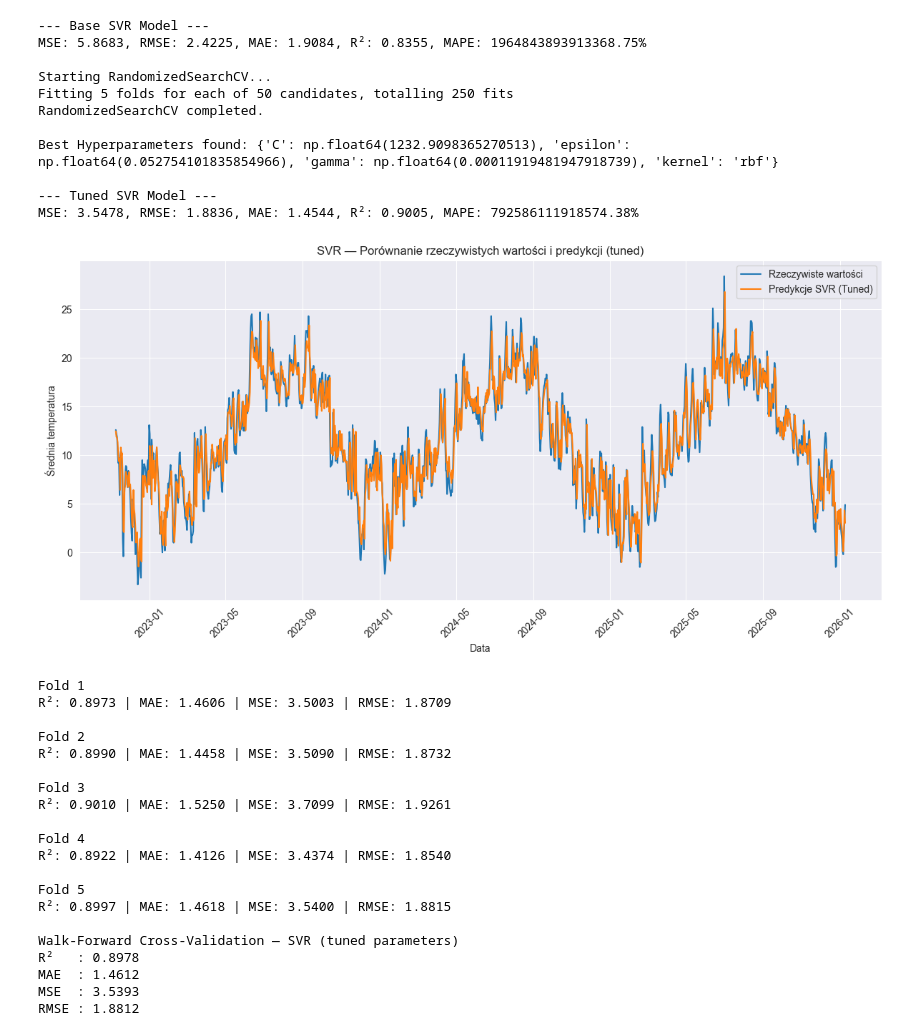
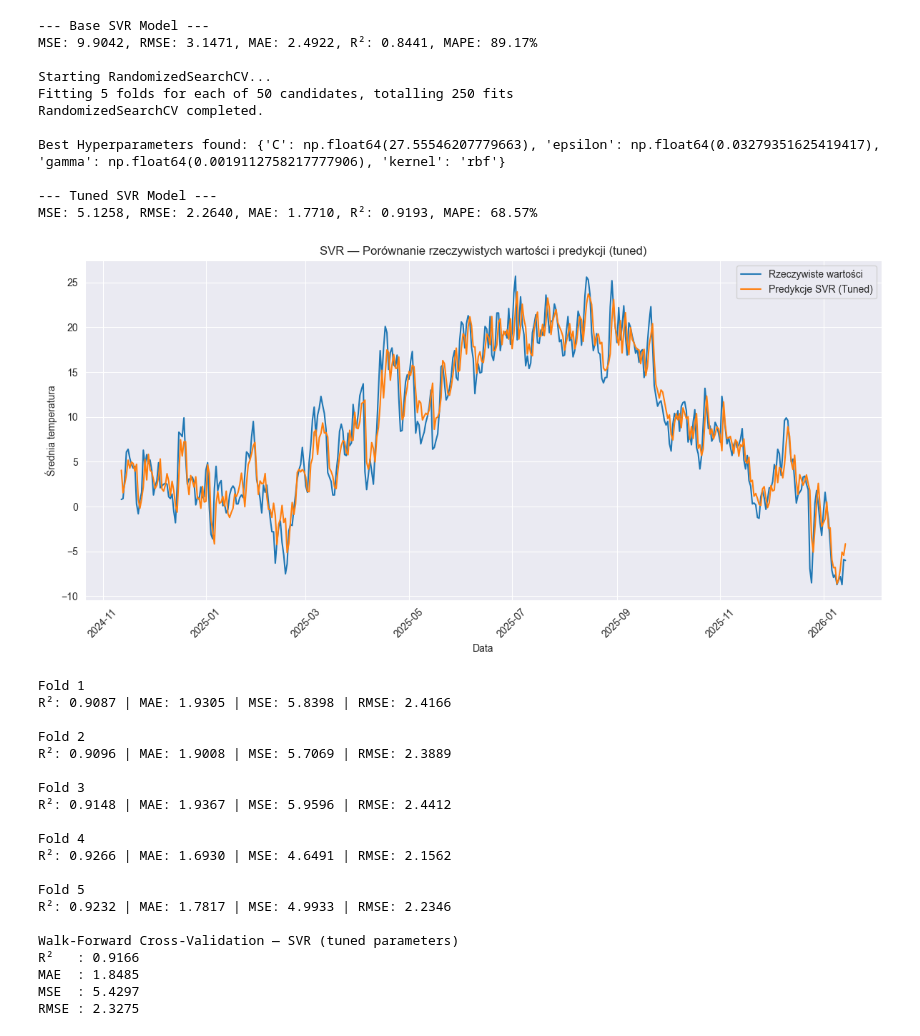
Before and after one commit to GdulskiJ/suml, a Jupyter notebook: models_notebooks/SVRmodel1.ipynb, the cells around one changed output. Cells and saved outputs as stored; diff of their text form; code cells hidden in the pictures.

```diff
--- a/models_notebooks/SVRmodel1.ipynb
+++ b/models_notebooks/SVRmodel1.ipynb
@@ -13,16 +13,16 @@ import matplotlib.pyplot as plt
 # Ścieżka do pliku
 # =========================
 os.chdir(r"C:\Users\gduls\PycharmProjects\suml")
-df = pd.read_csv("european_capitals_history_clean.csv", parse_dates=["date"])
+df = pd.read_csv("european_capitals_history_clean2.csv", parse_dates=["time"])
 
 # =========================
 # Filtrujemy dane dla Warszawy i dodajemy cechy czasowe
 # =========================
 df_city = df[df['city'] == 'Warszawa'].copy()
-df_city['month'] = df_city['date'].dt.month
-df_city['weekday'] = df_city['date'].dt.weekday
-df_city = df_city[['date', 'tavg', 'month', 'weekday']]
-df_city.sort_values("date", inplace=True)
+df_city['month'] = df_city['time'].dt.month
+df_city['weekday'] = df_city['time'].dt.weekday
+df_city = df_city[['time', 'temp', 'month', 'weekday']]
+df_city.sort_values("time", inplace=True)
 
 # =========================
 # Tworzenie sekwencji czasowych
@@ -31,12 +31,12 @@ def create_sequences(df, window=60):
     sequences = []
     labels = []
     for i in range(len(df) - window):
-        seq_tavg = df['tavg'].iloc[i:i+window].values
+        seq_tavg = df['temp'].iloc[i:i+window].values
         seq_month = df['month'].iloc[i:i+window].values
         seq_weekday = df['weekday'].iloc[i:i+window].values
         seq = np.column_stack((seq_tavg, seq_month, seq_weekday))
         sequences.append(seq.flatten())
-        labels.append(df['tavg'].iloc[i + window])
+        labels.append(df['temp'].iloc[i + window])
     return np.array(sequences), np.array(labels)
 
 window = 60
@@ -117,39 +117,39 @@ y_pred_original_tuned = scaler_y.inverse_transform(y_pred_scaled_tuned.reshape(-
 mse_tuned = mean_squared_error(y_test_original, y_pred_original_tuned)
 rmse_tuned = np.sqrt(mse_tuned)
 mae_tuned = mean_absolute_error(y_test_original, y_pred_original_tuned)
 r2_tuned = r2_score(y_test_original, y_pred_original_tuned)
 mape_tuned = np.mean(np.abs((y_test_original - y_pred_original_tuned) / (y_test_original + np.finfo(float).eps))) * 100
 
 print("\n--- Tuned SVR Model ---")
 print(f"MSE: {mse_tuned:.4f}, RMSE: {rmse_tuned:.4f}, MAE: {mae_tuned:.4f}, R²: {r2_tuned:.4f}, MAPE: {mape_tuned:.2f}%")
 
 # =========================
 # Wykres rzeczywiste vs predykcje
 # =========================
 plt.figure(figsize=(12,6))
-plt.plot(df_city['date'].iloc[-len(y_test_original):], y_test_original, label='Rzeczywiste wartości')
-plt.plot(df_city['date'].iloc[-len(y_pred_original_tuned):], y_pred_original_tuned, label='Predykcje SVR (Tuned)')
+plt.plot(df_city['time'].iloc[-len(y_test_original):], y_test_original, label='Rzeczywiste wartości')
+plt.plot(df_city['time'].iloc[-len(y_pred_original_tuned):], y_pred_original_tuned, label='Predykcje SVR (Tuned)')
 plt.xlabel("Data")
 plt.ylabel("Średnia temperatura")
 plt.title("SVR — Porównanie rzeczywistych wartości i predykcji (tuned)")
 plt.legend()
 plt.grid(True)
 plt.xticks(rotation=45)
 plt.tight_layout()
 plt.show()
 # %% [output]
 --- Base SVR Model ---
-MSE: 5.8683, RMSE: 2.4225, MAE: 1.9084, R²: 0.8355, MAPE: 1964843893913368.75%
+MSE: 9.9042, RMSE: 3.1471, MAE: 2.4922, R²: 0.8441, MAPE: 89.17%
 
 Starting RandomizedSearchCV...
 Fitting 5 folds for each of 50 candidates, totalling 250 fits
 RandomizedSearchCV completed.
 
-Best Hyperparameters found: {'C': np.float64(1232.9098365270513), 'epsilon': np.float64(0.052754101835854966), 'gamma': np.float64(0.00011919481947918739), 'kernel': 'rbf'}
+Best Hyperparameters found: {'C': np.float64(27.55546207779663), 'epsilon': np.float64(0.03279351625419417), 'gamma': np.float64(0.0019112758217777906), 'kernel': 'rbf'}
 
 --- Tuned SVR Model ---
-MSE: 3.5478, RMSE: 1.8836, MAE: 1.4544, R²: 0.9005, MAPE: 792586111918574.38%
+MSE: 5.1258, RMSE: 2.2640, MAE: 1.7710, R²: 0.9193, MAPE: 68.57%
-[figure, old version]
+[figure, new version]
 # %%
 import os
 import pandas as pd
@@ -163,13 +163,13 @@ from sklearn.metrics import mean_squared_error, mean_absolute_error, r2_score
 # Ścieżka do pliku
 # =========================
 os.chdir(r"C:\Users\gduls\PycharmProjects\suml")
-df = pd.read_csv("european_capitals_history_clean.csv", parse_dates=["date"])
+df = pd.read_csv("european_capitals_history_clean2.csv", parse_dates=["time"])
 
 # =========================
 # Filtrujemy dane dla Warszawy
 # =========================
-df_city = df[df['city'] == 'Warszawa'][['date','tavg']].copy()
-df_city.sort_values("date", inplace=True)
+df_city = df[df['city'] == 'Warszawa'][['time','temp']].copy()
+df_city.sort_values("time", inplace=True)
 
 # =========================
 # Tworzenie sekwencji czasowych
@@ -178,8 +178,8 @@ def create_sequences(df, window=60):
     sequences = []
     labels = []
     for i in range(len(df) - window):
-        seq = df['tavg'].iloc[i:i+window].values
-        label = df['tavg'].iloc[i + window]
+        seq = df['temp'].iloc[i:i+window].values
+        label = df['temp'].iloc[i + window]
         sequences.append(seq)
         labels.append(label)
     return np.array(sequences), np.array(labels)
@@ -219,9 +219,10 @@ for train_index, test_index in tscv.split(X_scaled):
     # =========================
     svr = SVR(
         kernel='rbf',
-        C=1232.91,
-        gamma=0.0001192,
-        epsilon=0.05275
+        C=27.55546,
+        gamma=0.001911275,
+        epsilon=0.03279351
+
     )
     svr.fit(X_train, y_train.ravel())
 
@@ -255,22 +256,22 @@ print(f"MSE  : {np.mean(mse_scores):.4f}")
 print(f"RMSE : {np.mean(rmse_scores):.4f}")
 # %% [output]
 Fold 1
-R²: 0.8973 | MAE: 1.4606 | MSE: 3.5003 | RMSE: 1.8709
+R²: 0.9087 | MAE: 1.9305 | MSE: 5.8398 | RMSE: 2.4166
 
 Fold 2
-R²: 0.8990 | MAE: 1.4458 | MSE: 3.5090 | RMSE: 1.8732
+R²: 0.9096 | MAE: 1.9008 | MSE: 5.7069 | RMSE: 2.3889
 
 Fold 3
-R²: 0.9010 | MAE: 1.5250 | MSE: 3.7099 | RMSE: 1.9261
+R²: 0.9148 | MAE: 1.9367 | MSE: 5.9596 | RMSE: 2.4412
 
 Fold 4
-R²: 0.8922 | MAE: 1.4126 | MSE: 3.4374 | RMSE: 1.8540
+R²: 0.9266 | MAE: 1.6930 | MSE: 4.6491 | RMSE: 2.1562
 
 Fold 5
-R²: 0.8997 | MAE: 1.4618 | MSE: 3.5400 | RMSE: 1.8815
+R²: 0.9232 | MAE: 1.7817 | MSE: 4.9933 | RMSE: 2.2346
 
 Walk-Forward Cross-Validation — SVR (tuned parameters)
-R²   : 0.8978
-MAE  : 1.4612
-MSE  : 3.5393
-RMSE : 1.8812
+R²   : 0.9166
+MAE  : 1.8485
+MSE  : 5.4297
+RMSE : 2.3275
```
Also changed, not shown: parts of 4 cells of this notebook, 4 other files.
